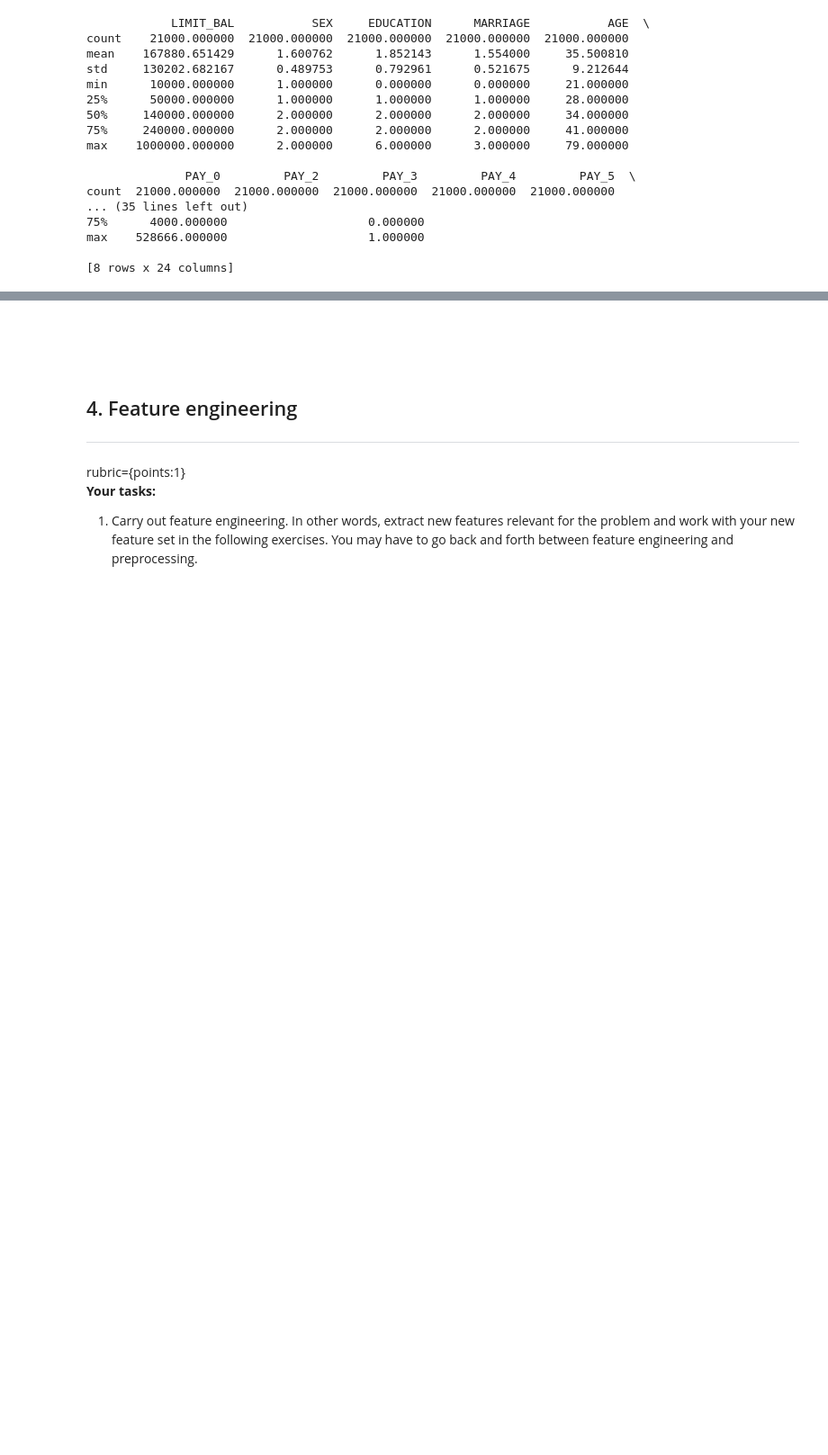
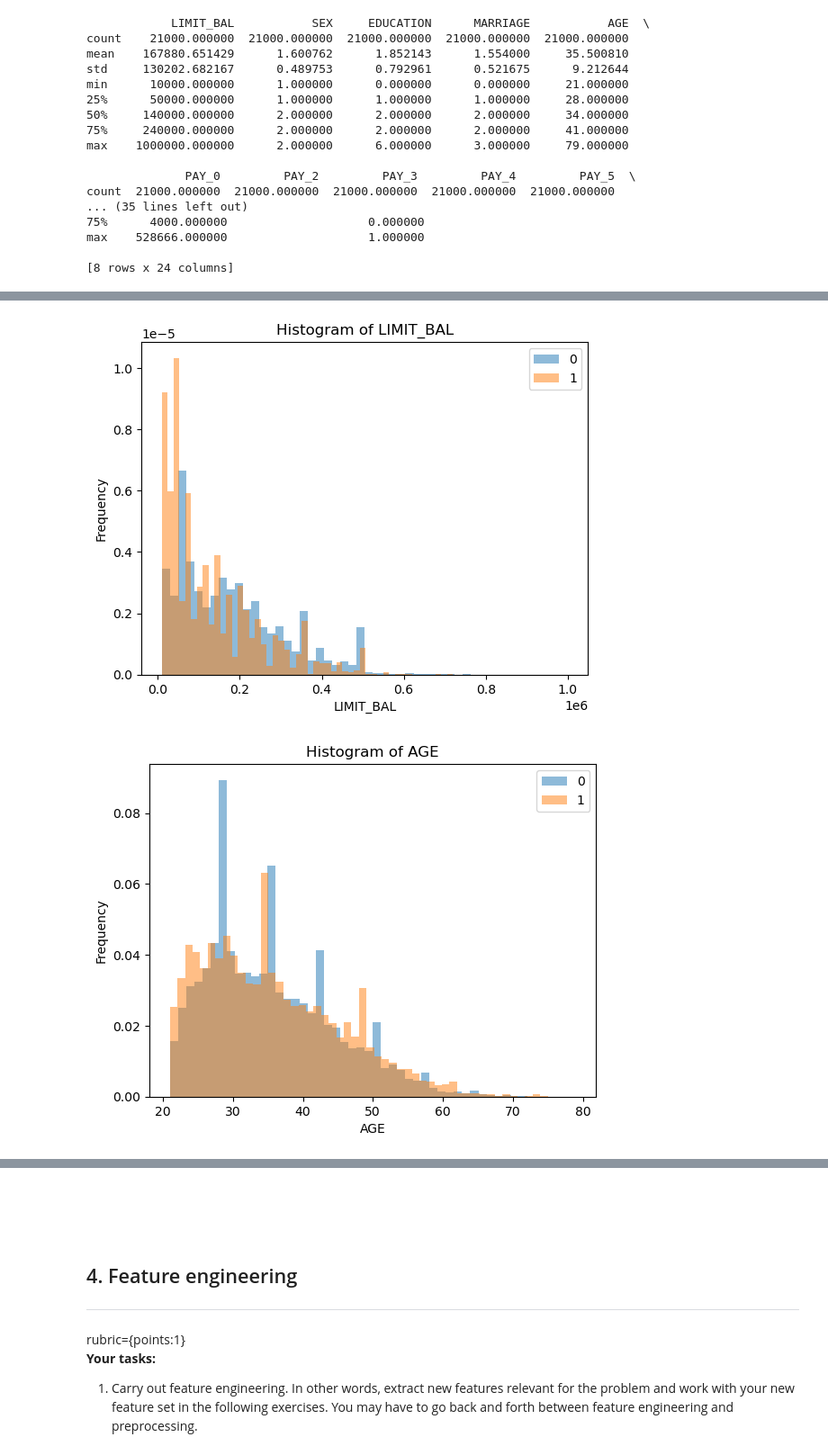
Before and after one commit to LegendWeasel/cpsc330-hw5, a Jupyter notebook: hw5.ipynb, the cells around one changed output, grey strips where cells are left out. Shown at 90% size. Saved outputs shown, nothing was run; the diff lists cells and outputs as text; code cells hidden in the pictures; blank space fills up the shorter version.

```diff
--- a/hw5.ipynb
+++ b/hw5.ipynb
@@ -276,0 +301,10 @@ drop_features = [] # Nothing is dropped
+# %%
+# Adapted from homework 3
+feat = numeric_features
+for i in range(len(feat)):
+    train_df.groupby("default.payment.next.month")[feat[i]].plot.hist(bins=50, alpha=0.5, legend=True, density = True, title = "Histogram of " + feat[i]);
+    plt.xlabel(feat[i])
+    plt.show()
+# %% [output]
+[figure, added]
+[figure, added]
```
Also changed, not shown: parts of 81 cells of this notebook, 1 other file.
